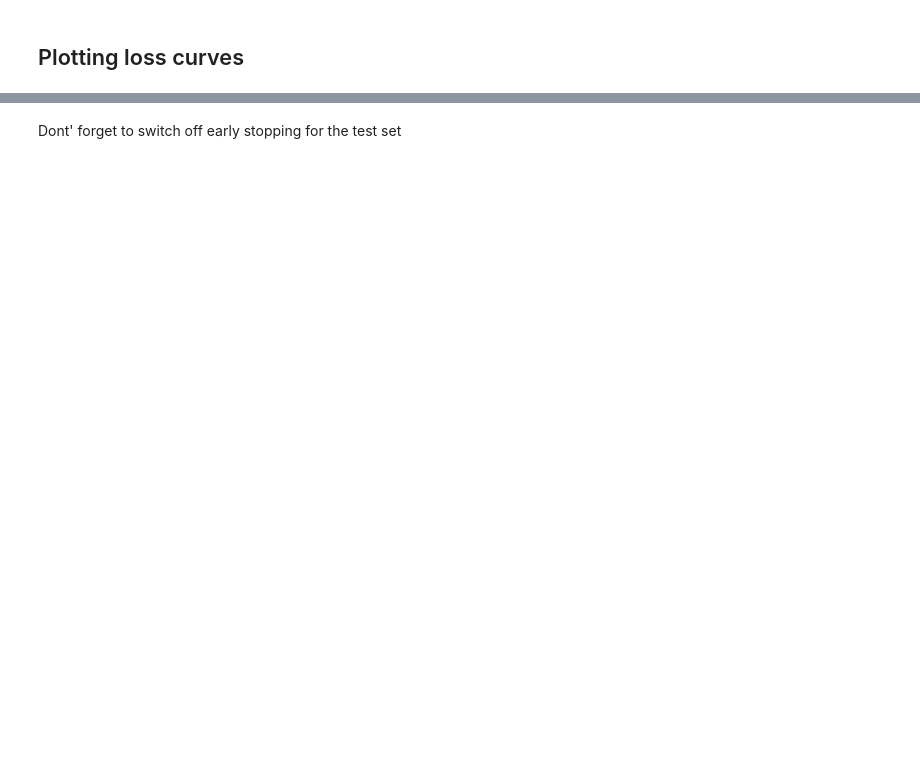
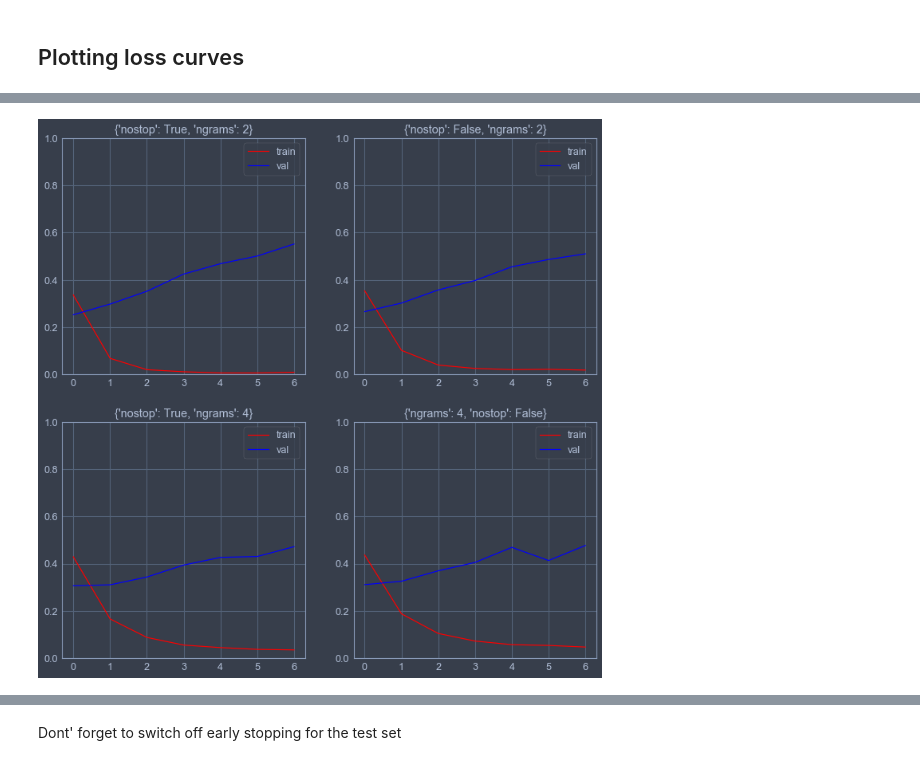
Before and after one commit to crazyfrogspb/NLP_Homeworks, a Jupyter notebook: hw1/HW1.ipynb, the cells around one changed output, grey strips where cells are left out. Saved outputs shown, nothing was run; the diff lists cells and outputs as text; code cells hidden in the pictures; blank space fills up the shorter version.

```diff
--- a/hw1/HW1.ipynb
+++ b/hw1/HW1.ipynb
@@ -425,0 +438,4 @@ plt.show()
+# %%
+plot_losses(results, 'preprocessing')
+# %% [output]
+[figure, added]
```
Also changed, not shown: parts of 21 cells of this notebook, 1 other file.
